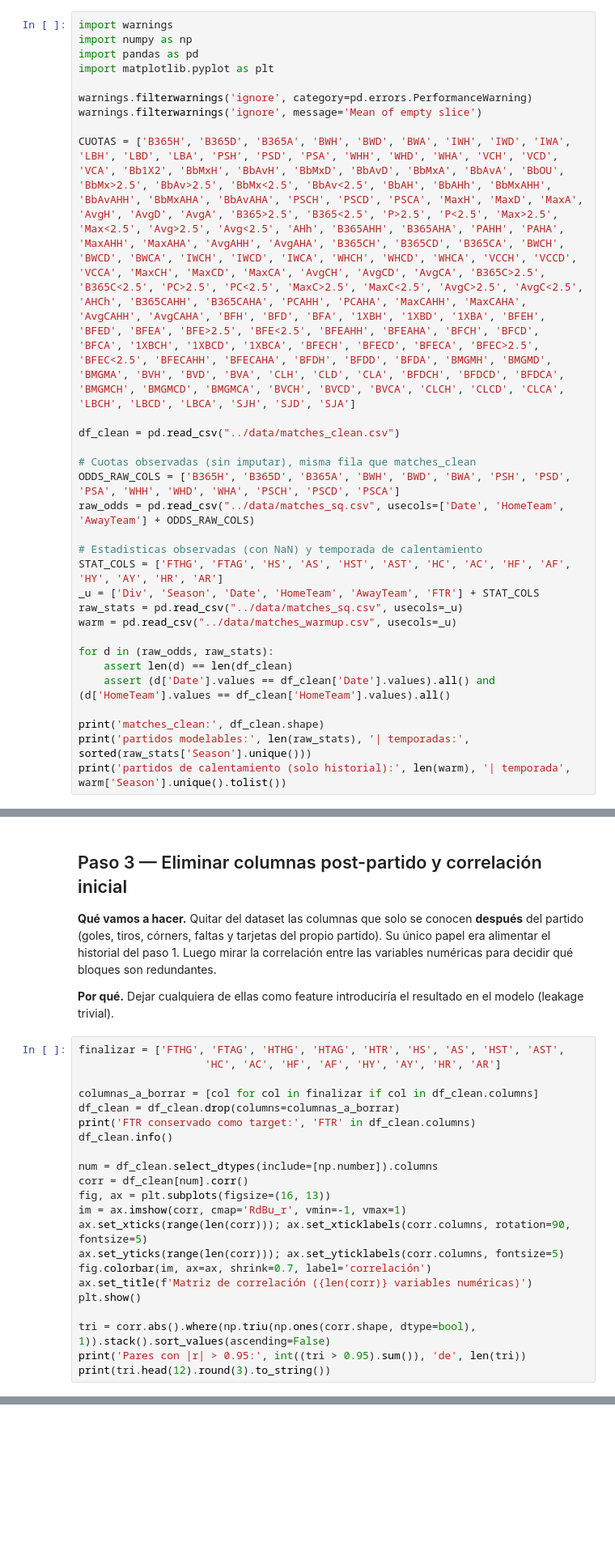
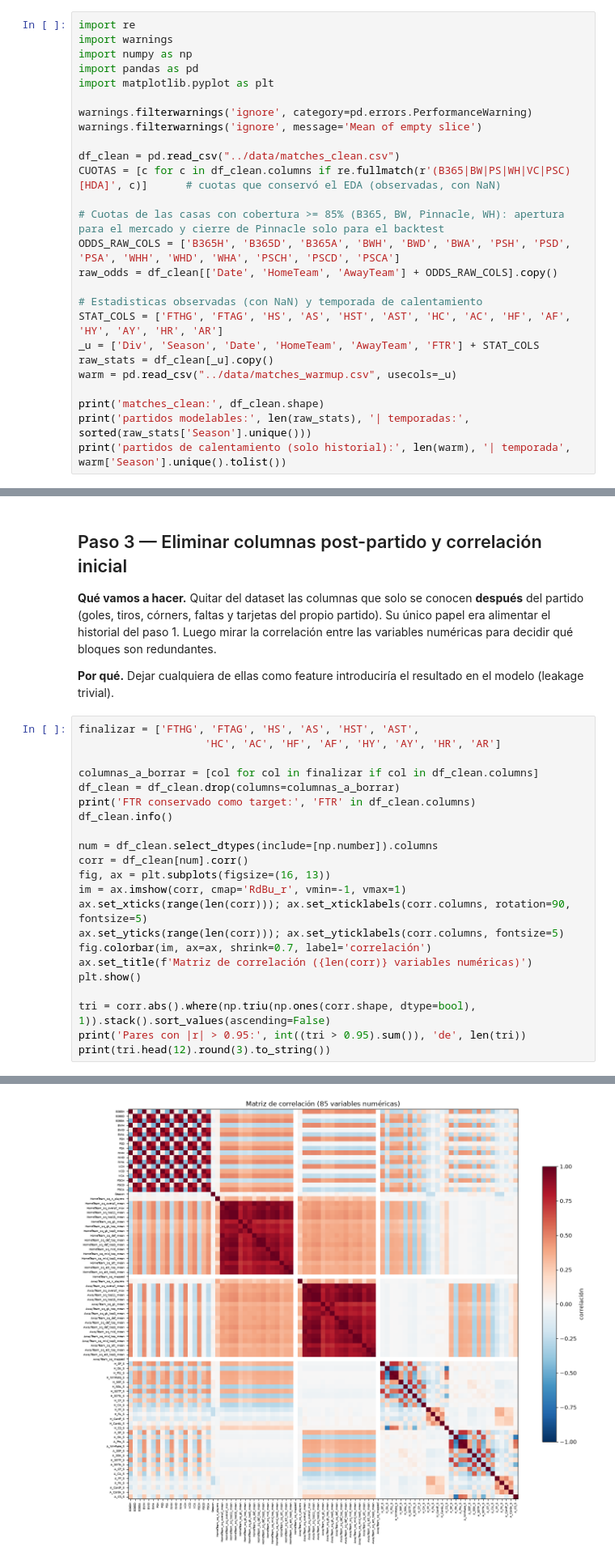
Before and after one commit to jcarlos-t/MLProject, a Jupyter notebook: scripts/notebooks/02_feature.ipynb, the cells around one changed output, grey strips where cells are left out. Shown at 81% size. Cells and saved outputs as stored; diff of their text form; blank space fills up the shorter version.

```diff
--- a/scripts/notebooks/02_feature.ipynb
+++ b/scripts/notebooks/02_feature.ipynb
@@ -33,4 +21,5 @@
 # %%
+import re
 import warnings
 import numpy as np
 import pandas as pd
@@ -39,23 +28,18 @@ import matplotlib.pyplot as plt
 warnings.filterwarnings('ignore', category=pd.errors.PerformanceWarning)
 warnings.filterwarnings('ignore', message='Mean of empty slice')
 
-CUOTAS = ['B365H', 'B365D', 'B365A', 'BWH', 'BWD', 'BWA', 'IWH', 'IWD', 'IWA', 'LBH', 'LBD', 'LBA', 'PSH', 'PSD', 'PSA', 'WHH', 'WHD', 'WHA', 'VCH', 'VCD', 'VCA', 'Bb1X2', 'BbMxH', 'BbAvH', 'BbMxD', 'BbAvD', 'BbMxA', 'BbAvA', 'BbOU', 'BbMx>2.5', 'BbAv>2.5', 'BbMx<2.5', 'BbAv<2.5', 'BbAH', 'BbAHh', 'BbMxAHH', 'BbAvAHH', 'BbMxAHA', 'BbAvAHA', 'PSCH', 'PSCD', 'PSCA', 'MaxH', 'MaxD', 'MaxA', 'AvgH', 'AvgD', 'AvgA', 'B365>2.5', 'B365<2.5', 'P>2.5', 'P<2.5', 'Max>2.5', 'Max<2.5', 'Avg>2.5', 'Avg<2.5', 'AHh', 'B365AHH', 'B365AHA', 'PAHH', 'PAHA', 'MaxAHH', 'MaxAHA', 'AvgAHH', 'AvgAHA', 'B365CH', 'B365CD', 'B365CA', 'BWCH', 'BWCD', 'BWCA', 'IWCH', 'IWCD', 'IWCA', 'WHCH', 'WHCD', 'WHCA', 'VCCH', 'VCCD', 'VCCA', 'MaxCH', 'MaxCD', 'MaxCA', 'AvgCH', 'AvgCD', 'AvgCA', 'B365C>2.5', 'B365C<2.5', 'PC>2.5', 'PC<2.5', 'MaxC>2.5', 'MaxC<2.5', 'AvgC>2.5', 'AvgC<2.5', 'AHCh', 'B365CAHH', 'B365CAHA', 'PCAHH', 'PCAHA', 'MaxCAHH', 'MaxCAHA', 'AvgCAHH', 'AvgCAHA', 'BFH', 'BFD', 'BFA', '1XBH', '1XBD', '1XBA', 'BFEH', 'BFED', 'BFEA', 'BFE>2.5', 'BFE<2.5', 'BFEAHH', 'BFEAHA', 'BFCH', 'BFCD', 'BFCA', '1XBCH', '1XBCD', '1XBCA', 'BFECH', 'BFECD', 'BFECA', 'BFEC>2.5', 'BFEC<2.5', 'BFECAHH', 'BFECAHA', 'BFDH', 'BFDD', 'BFDA', 'BMGMH', 'BMGMD', 'BMGMA', 'BVH', 'BVD', 'BVA', 'CLH', 'CLD', 'CLA', 'BFDCH', 'BFDCD', 'BFDCA', 'BMGMCH', 'BMGMCD', 'BMGMCA', 'BVCH', 'BVCD', 'BVCA', 'CLCH', 'CLCD', 'CLCA', 'LBCH', 'LBCD', 'LBCA', 'SJH', 'SJD', 'SJA']
+df_clean = pd.read_csv("../data/matches_clean.csv")
+CUOTAS = [c for c in df_clean.columns if re.fullmatch(r'(B365|BW|PS|WH|VC|PSC)[HDA]', c)]      # cuotas que conservó el EDA (observadas, con NaN)
 
-df_clean = pd.read_csv("../data/matches_clean.csv")
-
-# Cuotas observadas (sin imputar), misma fila que matches_clean
+# Cuotas de las casas con cobertura >= 85% (B365, BW, Pinnacle, WH): apertura para el mercado y cierre de Pinnacle solo para el backtest
 ODDS_RAW_COLS = ['B365H', 'B365D', 'B365A', 'BWH', 'BWD', 'BWA', 'PSH', 'PSD', 'PSA', 'WHH', 'WHD', 'WHA', 'PSCH', 'PSCD', 'PSCA']
-raw_odds = pd.read_csv("../data/matches_sq.csv", usecols=['Date', 'HomeTeam', 'AwayTeam'] + ODDS_RAW_COLS)
+raw_odds = df_clean[['Date', 'HomeTeam', 'AwayTeam'] + ODDS_RAW_COLS].copy()
 
 # Estadisticas observadas (con NaN) y temporada de calentamiento
 STAT_COLS = ['FTHG', 'FTAG', 'HS', 'AS', 'HST', 'AST', 'HC', 'AC', 'HF', 'AF', 'HY', 'AY', 'HR', 'AR']
 _u = ['Div', 'Season', 'Date', 'HomeTeam', 'AwayTeam', 'FTR'] + STAT_COLS
-raw_stats = pd.read_csv("../data/matches_sq.csv", usecols=_u)
+raw_stats = df_clean[_u].copy()
 warm = pd.read_csv("../data/matches_warmup.csv", usecols=_u)
-
-for d in (raw_odds, raw_stats):
-    assert len(d) == len(df_clean)
-    assert (d['Date'].values == df_clean['Date'].values).all() and (d['HomeTeam'].values == df_clean['HomeTeam'].values).all()
 
 print('matches_clean:', df_clean.shape)
 print('partidos modelables:', len(raw_stats), '| temporadas:', sorted(raw_stats['Season'].unique()))
@@ -283,7 +236,7 @@ Este hallazgo debe aparecer en la sección 3 del informe (calidad de datos).
 
 **Por qué.** Dejar cualquiera de ellas como feature introduciría el resultado en el modelo (leakage trivial).
 # %%
-finalizar = ['FTHG', 'FTAG', 'HTHG', 'HTAG', 'HTR', 'HS', 'AS', 'HST', 'AST',
+finalizar = ['FTHG', 'FTAG', 'HS', 'AS', 'HST', 'AST',
                     'HC', 'AC', 'HF', 'AF', 'HY', 'AY', 'HR', 'AR']
 
 columnas_a_borrar = [col for col in finalizar if col in df_clean.columns]
@@ -324,0 +278 @@ PSH                     WHH                       0.988
+[figure, added]
```
Also changed, not shown: parts of 37 cells of this notebook, 54 other files.
